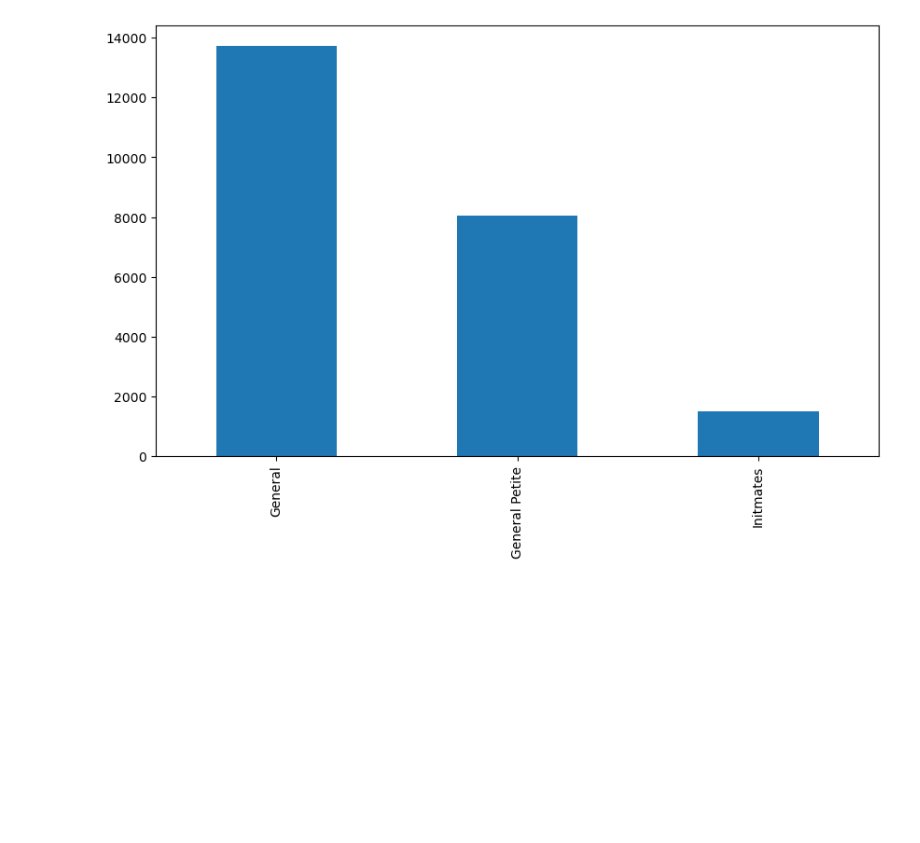
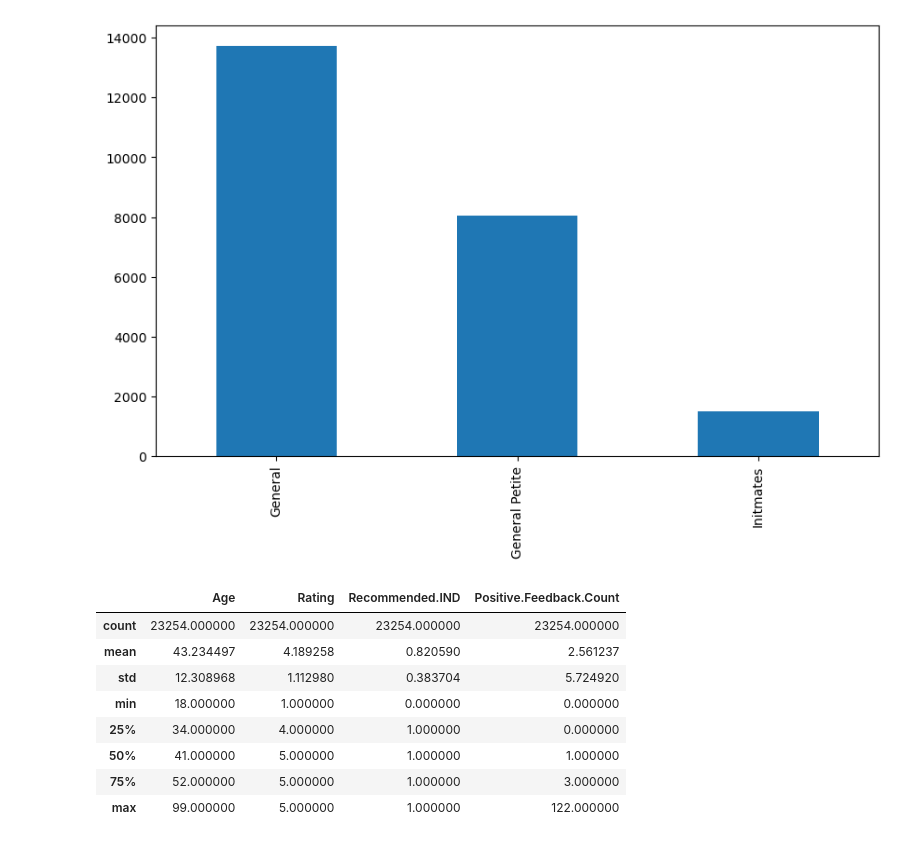
Before and after one commit to MaukanMir/Women-Ecommerce-Analysis, a Jupyter notebook: training.ipynb, the cells around one changed output. Cells and saved outputs as stored; diff of their text form; code cells hidden in the pictures; blank space fills up the shorter version.

```diff
--- a/training.ipynb
+++ b/training.ipynb
@@ -108,3 +108,15 @@ df["Division.Name"].value_counts().plot.bar(x="Classes", y="Counts")
 plt.show()
 # %% [output]
 [figure]
+# %%
+df.describe()
+# %% [output]
+|  | Age | Rating | Recommended.IND | Positive.Feedback.Count |
+| count | 23254.000000 | 23254.000000 | 23254.000000 | 23254.000000 |
+| mean | 43.234497 | 4.189258 | 0.820590 | 2.561237 |
+| std | 12.308968 | 1.112980 | 0.383704 | 5.724920 |
+| min | 18.000000 | 1.000000 | 0.000000 | 0.000000 |
+| 25% | 34.000000 | 4.000000 | 1.000000 | 0.000000 |
+| 50% | 41.000000 | 5.000000 | 1.000000 | 1.000000 |
+| 75% | 52.000000 | 5.000000 | 1.000000 | 3.000000 |
+| max | 99.000000 | 5.000000 | 1.000000 | 122.000000 |
```
Also changed, not shown: parts of 1 cell of this notebook.
